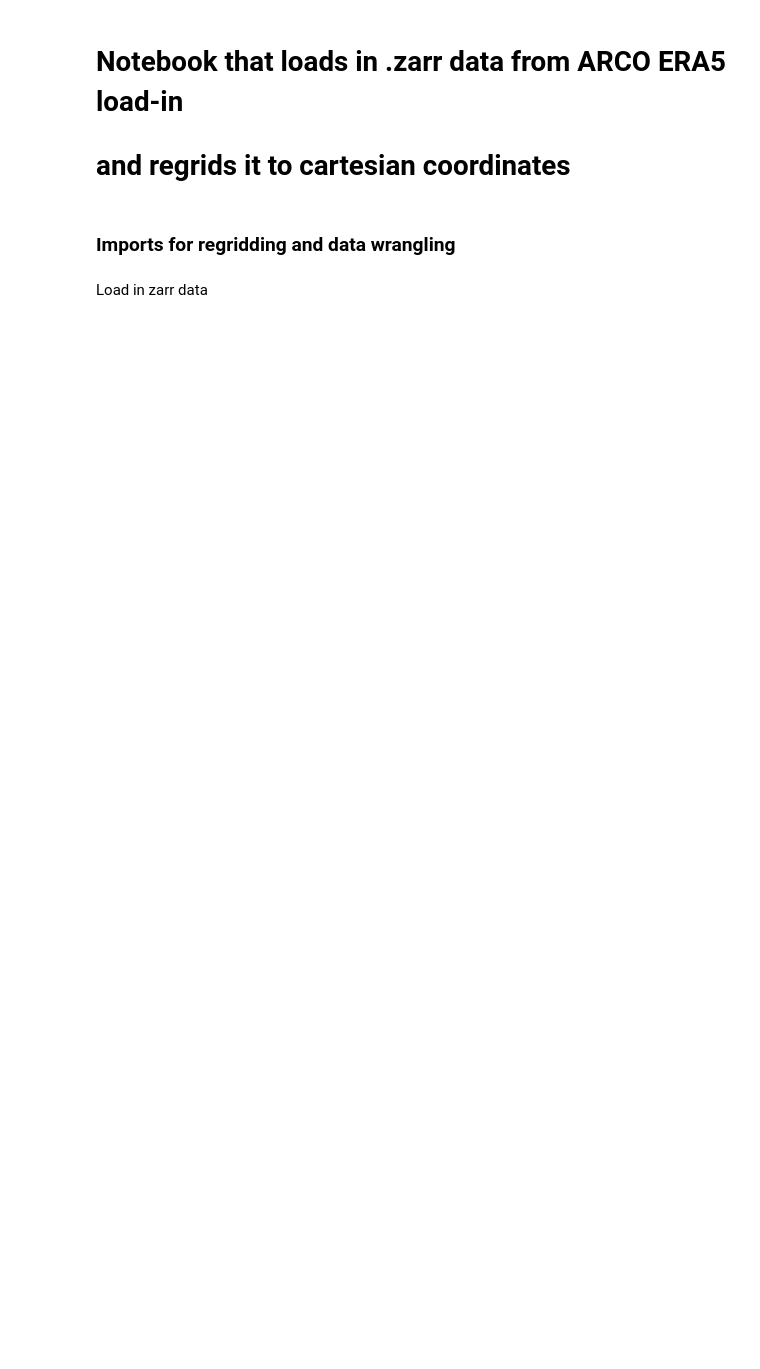
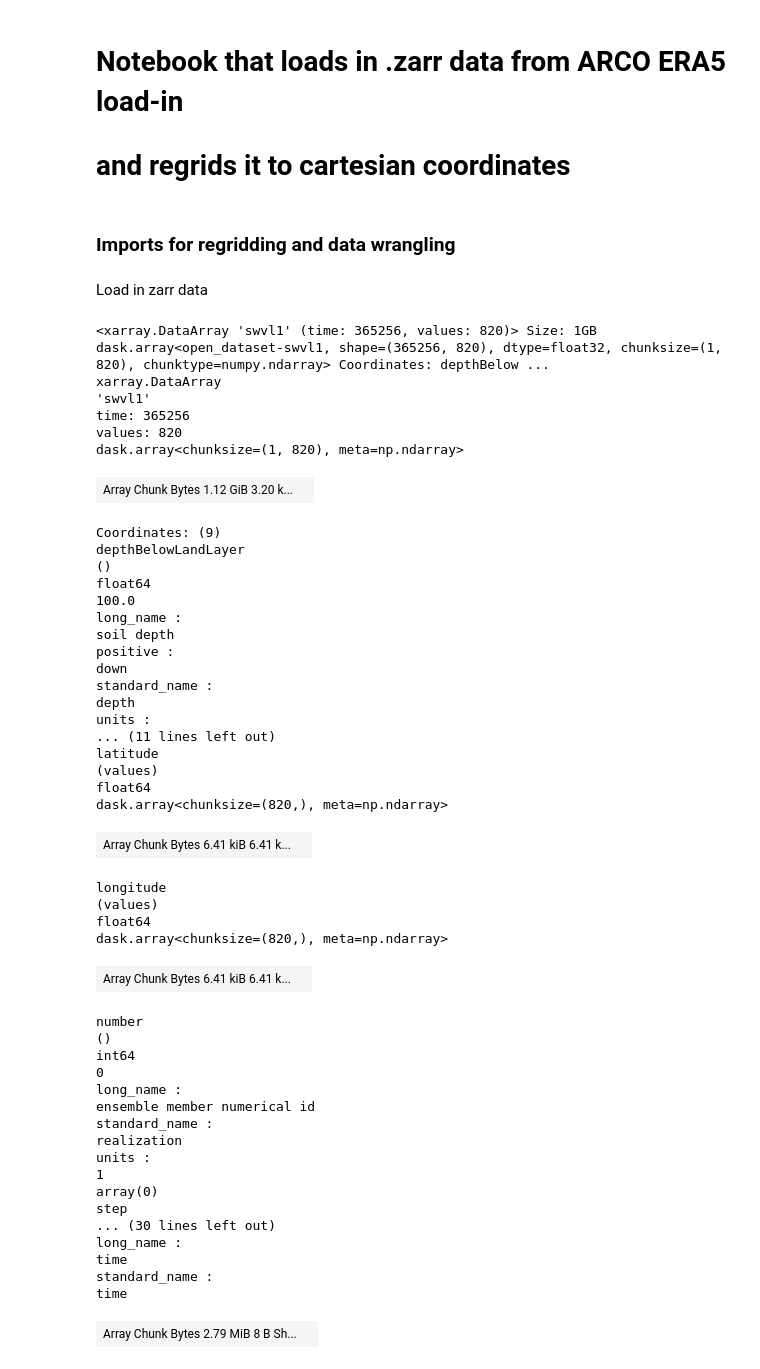
Before and after one commit to afernandez74/CDHW_ag, a Jupyter notebook: Code/notebooks/regrid_ARCO_ERA5.ipynb, the cells around one changed output. Saved outputs shown, nothing was run; the diff lists cells and outputs as text; code cells hidden in the pictures; blank space fills up the shorter version.

```diff
--- a/Code/notebooks/regrid_ARCO_ERA5.ipynb
+++ b/Code/notebooks/regrid_ARCO_ERA5.ipynb
@@ -26,4 +26,53 @@ ds_raw = xr.merge(
     for var in VARIABLES
 )
 # %%
-ds_raw.time.dt.year.compute().values
+ds_raw.swvl1
+# %% [output]
+<xarray.DataArray 'swvl1' (time: 365256, values: 820)> Size: 1GB dask.array<open_dataset-swvl1, shape=(365256, 820), dtype=float32, chunksize=(1, 820), chunktype=numpy.ndarray> Coordinates: depthBelow ...
+xarray.DataArray
+'swvl1'
+time: 365256
+values: 820
+dask.array<chunksize=(1, 820), meta=np.ndarray>
+| Array Chunk Bytes 1.12 GiB 3.20 k... |  |
+Coordinates: (9)
+depthBelowLandLayer
+()
+float64
+100.0
+long_name :
+soil depth
+positive :
+down
+standard_name :
+depth
+units :
+... (11 lines left out)
+latitude
+(values)
+float64
+dask.array<chunksize=(820,), meta=np.ndarray>
+| Array Chunk Bytes 6.41 kiB 6.41 k... |  |
+longitude
+(values)
+float64
+dask.array<chunksize=(820,), meta=np.ndarray>
+| Array Chunk Bytes 6.41 kiB 6.41 k... |  |
+number
+()
+int64
+0
+long_name :
+ensemble member numerical id
+standard_name :
+realization
+units :
+1
+array(0)
+step
+... (30 lines left out)
+long_name :
+time
+standard_name :
+time
+| Array Chunk Bytes 2.79 MiB 8 B Sh... |  |
```
Also changed, not shown: parts of 1 cell of this notebook, 7 other files.
